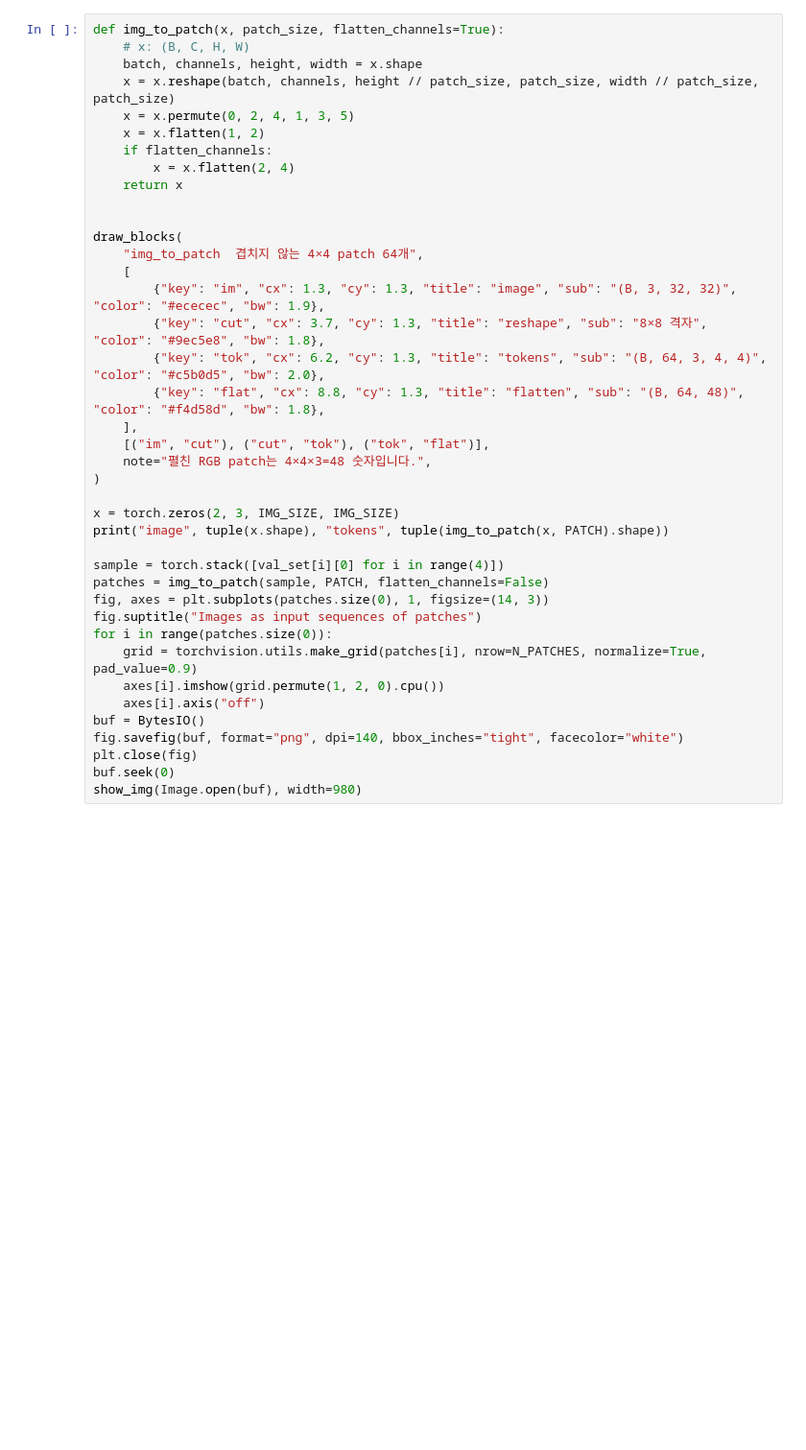
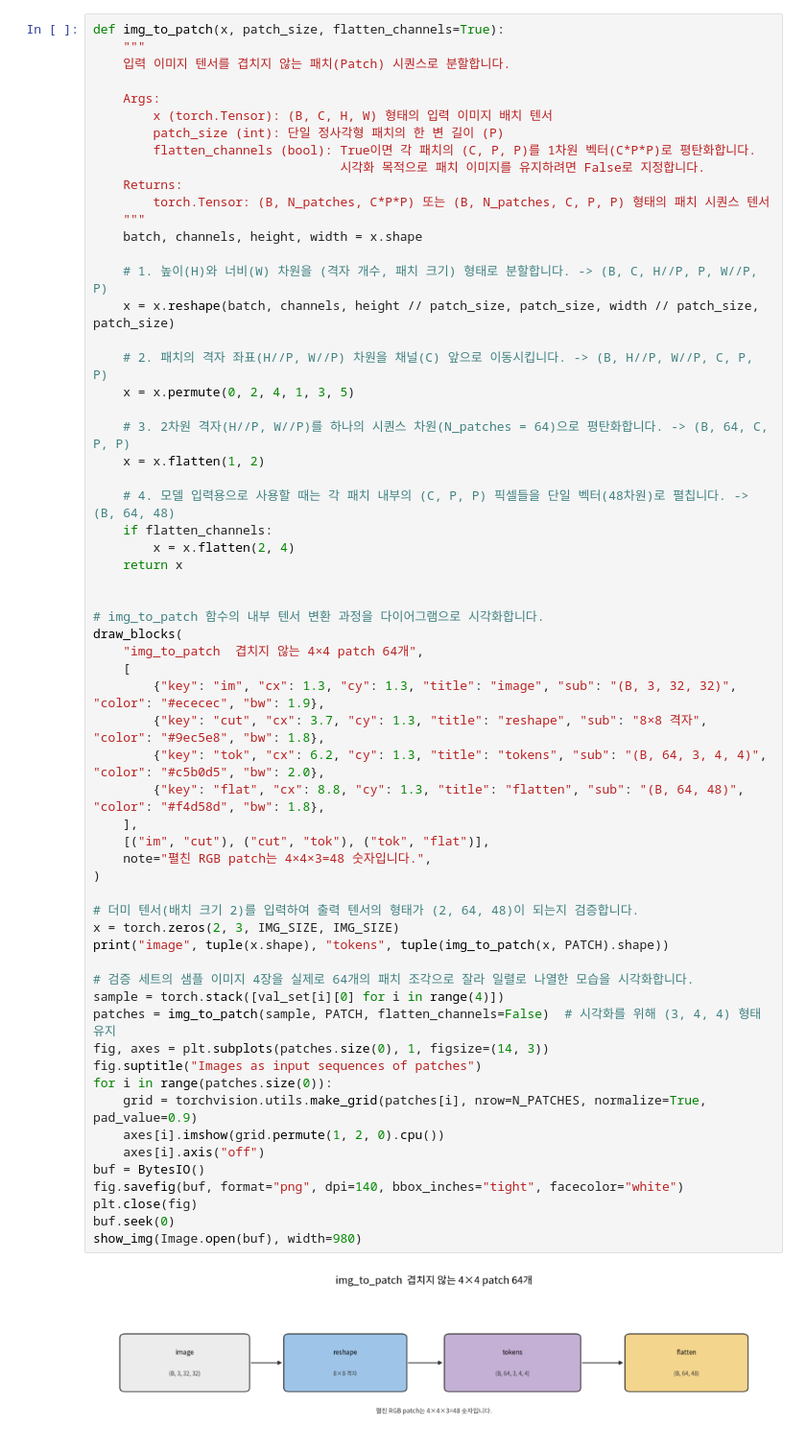
Before and after one commit to loveiori/ai-lectures, a Jupyter notebook: 7-4_ViT_CIFAR10_Classification.ipynb, the cells around one changed output. Shown at 96% size. Drawn from its saved outputs; the diff is of its cells as text; blank space fills up the shorter version.

```diff
--- a/7-4_ViT_CIFAR10_Classification.ipynb
+++ b/7-4_ViT_CIFAR10_Classification.ipynb
@@ -234,40 +357,63 @@ draw_blocks(
 # %%
 def img_to_patch(x, patch_size, flatten_channels=True):
-    # x: (B, C, H, W)
+    """
+    입력 이미지 텐서를 겹치지 않는 패치(Patch) 시퀀스로 분할합니다.
+
+    Args:
+        x (torch.Tensor): (B, C, H, W) 형태의 입력 이미지 배치 텐서
+        patch_size (int): 단일 정사각형 패치의 한 변 길이 (P)
+        flatten_channels (bool): True이면 각 패치의 (C, P, P)를 1차원 벡터(C*P*P)로 평탄화합니다.
+                                 시각화 목적으로 패치 이미지를 유지하려면 False로 지정합니다.
+    Returns:
+        torch.Tensor: (B, N_patches, C*P*P) 또는 (B, N_patches, C, P, P) 형태의 패치 시퀀스 텐서
+    """
     batch, channels, height, width = x.shape
+
+    # 1. 높이(H)와 너비(W) 차원을 (격자 개수, 패치 크기) 형태로 분할합니다. -> (B, C, H//P, P, W//P, P)
     x = x.reshape(batch, channels, height // patch_size, patch_size, width // patch_size, patch_size)
+
+    # 2. 패치의 격자 좌표(H//P, W//P) 차원을 채널(C) 앞으로 이동시킵니다. -> (B, H//P, W//P, C, P, P)
     x = x.permute(0, 2, 4, 1, 3, 5)
+
+    # 3. 2차원 격자(H//P, W//P)를 하나의 시퀀스 차원(N_patches = 64)으로 평탄화합니다. -> (B, 64, C, P, P)
     x = x.flatten(1, 2)
+
+    # 4. 모델 입력용으로 사용할 때는 각 패치 내부의 (C, P, P) 픽셀들을 단일 벡터(48차원)로 펼칩니다. -> (B, 64, 48)
     if flatten_channels:
         x = x.flatten(2, 4)
     return x
 
 
+# img_to_patch 함수의 내부 텐서 변환 과정을 다이어그램으로 시각화합니다.
 draw_blocks(
     "img_to_patch  겹치지 않는 4×4 patch 64개",
     [
         {"key": "im", "cx": 1.3, "cy": 1.3, "title": "image", "sub": "(B, 3, 32, 32)", "color": "#ececec", "bw": 1.9},
         {"key": "cut", "cx": 3.7, "cy": 1.3, "title": "reshape", "sub": "8×8 격자", "color": "#9ec5e8", "bw": 1.8},
         {"key": "tok", "cx": 6.2, "cy": 1.3, "title": "tokens", "sub": "(B, 64, 3, 4, 4)", "color": "#c5b0d5", "bw": 2.0},
         {"key": "flat", "cx": 8.8, "cy": 1.3, "title": "flatten", "sub": "(B, 64, 48)", "color": "#f4d58d", "bw": 1.8},
     ],
     [("im", "cut"), ("cut", "tok"), ("tok", "flat")],
     note="펼친 RGB patch는 4×4×3=48 숫자입니다.",
 )
 
+# 더미 텐서(배치 크기 2)를 입력하여 출력 텐서의 형태가 (2, 64, 48)이 되는지 검증합니다.
 x = torch.zeros(2, 3, IMG_SIZE, IMG_SIZE)
 print("image", tuple(x.shape), "tokens", tuple(img_to_patch(x, PATCH).shape))
 
+# 검증 세트의 샘플 이미지 4장을 실제로 64개의 패치 조각으로 잘라 일렬로 나열한 모습을 시각화합니다.
 sample = torch.stack([val_set[i][0] for i in range(4)])
-patches = img_to_patch(sample, PATCH, flatten_channels=False)
+patches = img_to_patch(sample, PATCH, flatten_channels=False)  # 시각화를 위해 (3, 4, 4) 형태 유지
 fig, axes = plt.subplots(patches.size(0), 1, figsize=(14, 3))
 fig.suptitle("Images as input sequences of patches")
 for i in range(patches.size(0)):
     grid = torchvision.utils.make_grid(patches[i], nrow=N_PATCHES, normalize=True, pad_value=0.9)
     axes[i].imshow(grid.permute(1, 2, 0).cpu())
     axes[i].axis("off")
 buf = BytesIO()
 fig.savefig(buf, format="png", dpi=140, bbox_inches="tight", facecolor="white")
 plt.close(fig)
 buf.seek(0)
 show_img(Image.open(buf), width=980)
+# %% [output]
+[figure, added]
```
Also changed, not shown: parts of 19 cells of this notebook, 14 other files.
